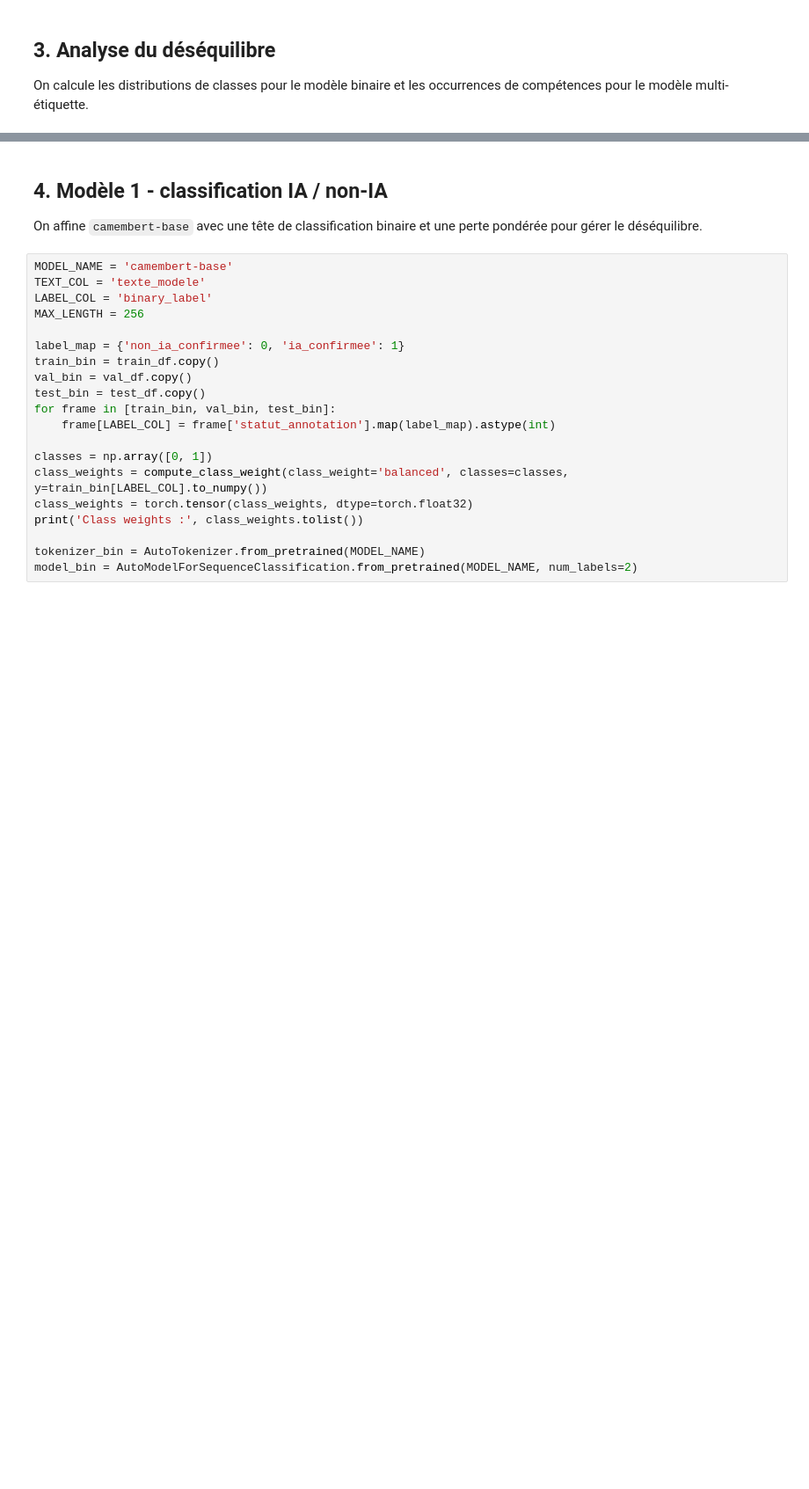
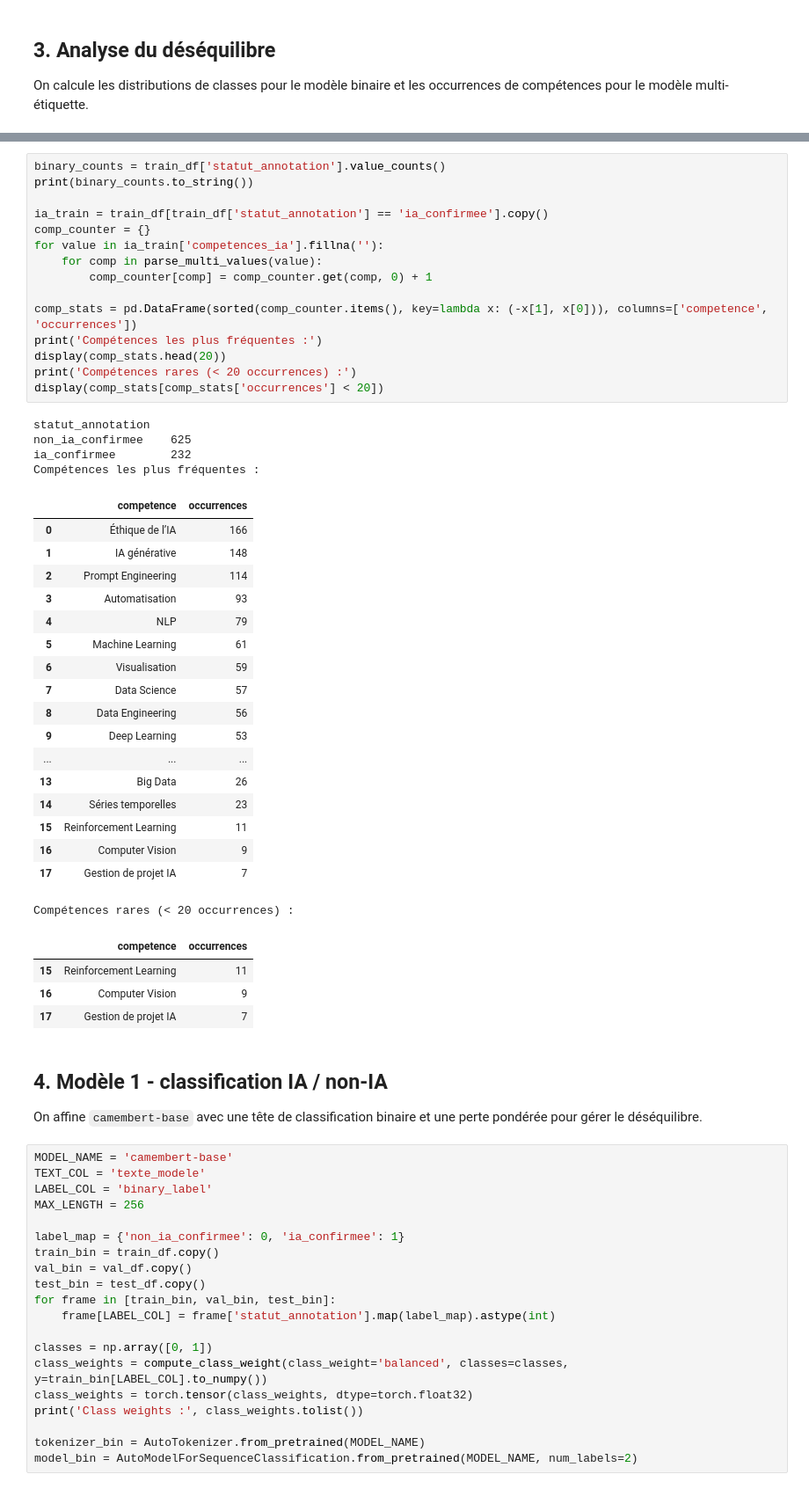
Before and after one commit to Antonlanghoff2/deepforma, a Jupyter notebook: entrainement_camembert_competences_ia_v2.ipynb, the cells around one changed output, grey strips where cells are left out. Shown at 88% size. Drawn from its saved outputs; the diff is of its cells as text; blank space fills up the shorter version.

```diff
--- a/entrainement_camembert_competences_ia_v2.ipynb
+++ b/entrainement_camembert_competences_ia_v2.ipynb
@@ -203,3 +130,45 @@ else:
+# %%
+binary_counts = train_df['statut_annotation'].value_counts()
+print(binary_counts.to_string())
+
+ia_train = train_df[train_df['statut_annotation'] == 'ia_confirmee'].copy()
+comp_counter = {}
+for value in ia_train['competences_ia'].fillna(''):
+    for comp in parse_multi_values(value):
+        comp_counter[comp] = comp_counter.get(comp, 0) + 1
+
+comp_stats = pd.DataFrame(sorted(comp_counter.items(), key=lambda x: (-x[1], x[0])), columns=['competence', 'occurrences'])
+print('Compétences les plus fréquentes :')
+display(comp_stats.head(20))
+print('Compétences rares (< 20 occurrences) :')
+display(comp_stats[comp_stats['occurrences'] < 20])
+# %% [output]
+statut_annotation
+non_ia_confirmee    625
+ia_confirmee        232
+Compétences les plus fréquentes :
+|  | competence | occurrences |
+| 0 | Éthique de l’IA | 166 |
+| 1 | IA générative | 148 |
+| 2 | Prompt Engineering | 114 |
+| 3 | Automatisation | 93 |
+| 4 | NLP | 79 |
+| 5 | Machine Learning | 61 |
+| 6 | Visualisation | 59 |
+| 7 | Data Science | 57 |
+| 8 | Data Engineering | 56 |
+| 9 | Deep Learning | 53 |
+| ... | ... | ... |
+| 13 | Big Data | 26 |
+| 14 | Séries temporelles | 23 |
+| 15 | Reinforcement Learning | 11 |
+| 16 | Computer Vision | 9 |
+| 17 | Gestion de projet IA | 7 |
+Compétences rares (< 20 occurrences) :
+|  | competence | occurrences |
+| 15 | Reinforcement Learning | 11 |
+| 16 | Computer Vision | 9 |
+| 17 | Gestion de projet IA | 7 |
 # %% [markdown]
 ## 4. Modèle 1 - classification IA / non-IA
 
```
Also changed, not shown: parts of 16 cells of this notebook, 49 other files.
